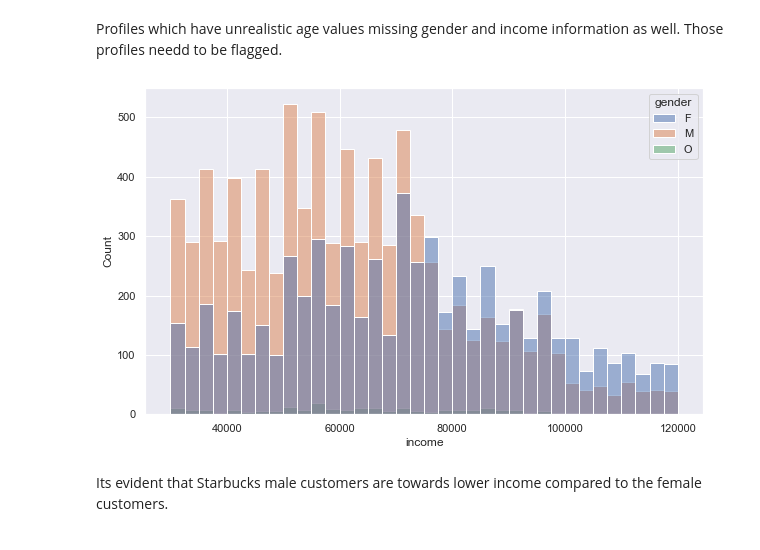
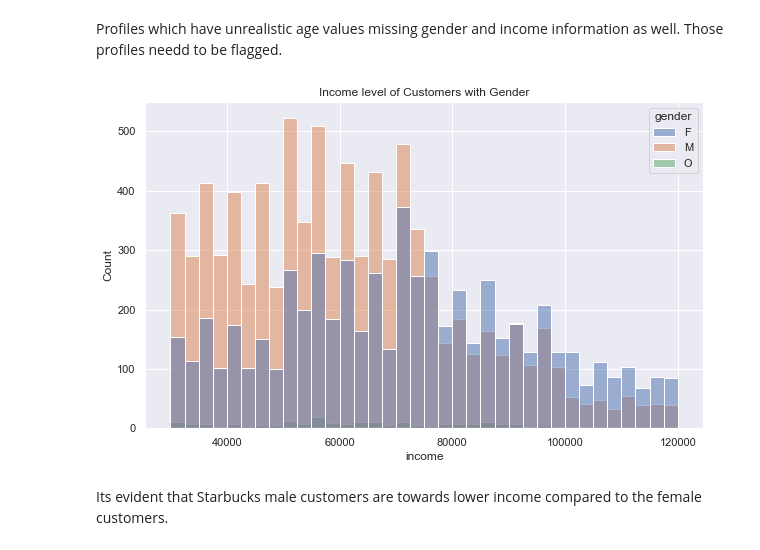
Before and after one commit to Sarmilan-Siva/starbucks-capstone-challenge, a Jupyter notebook: Starbucks_Capstone_notebook.ipynb, the cells around one changed output. Saved outputs shown, nothing was run; the diff lists cells and outputs as text; code cells hidden in the pictures.

```diff
--- a/Starbucks_Capstone_notebook.ipynb
+++ b/Starbucks_Capstone_notebook.ipynb
@@ -163,10 +167,11 @@ Profiles which have unrealistic age values missing gender and income information
 # %%
 sns.set(style="darkgrid")
 plt.figure(figsize=(10, 6))
 sns.histplot(data=profile, x="income", hue="gender")
+plt.title("Income level of Customers with Gender")
 plt.show()
 # %% [output]
-[figure, old version]
+[figure, new version]
 # %% [markdown]
 Its evident that Starbucks male customers are towards lower income compared to the female customers.
 # %%
```
Also changed, not shown: parts of 77 cells of this notebook, 2 other files.
